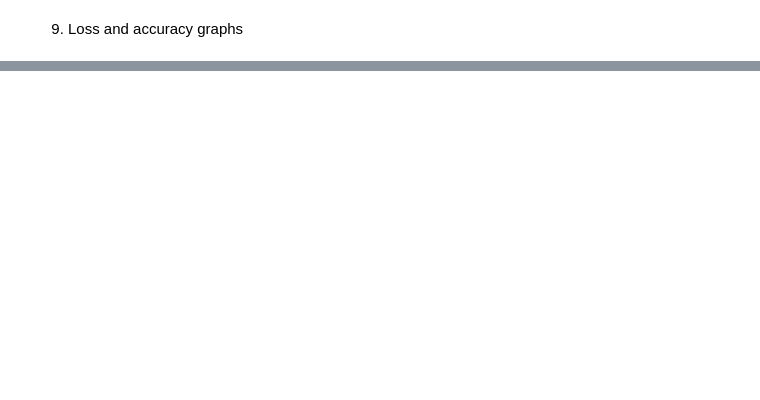
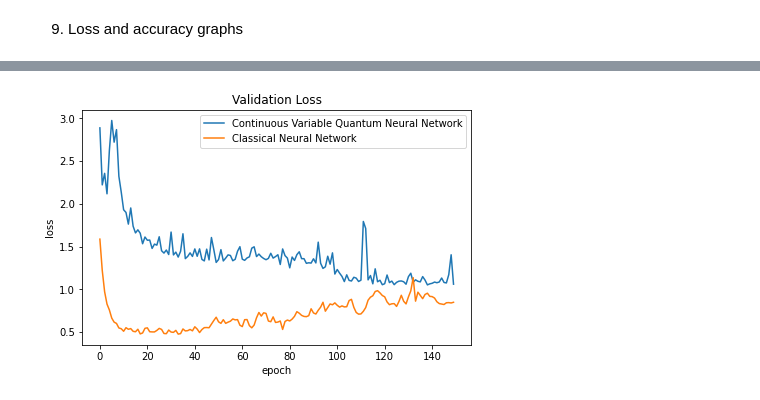
Before and after one commit to abuammarsami/CSE499.06-QML-, a Jupyter notebook: QML_2_qumode (1).ipynb, the cells around one changed output, grey strips where cells are left out. Cells and saved outputs as stored; diff of their text form; code cells hidden in the pictures; blank space fills up the shorter version.

```diff
--- a/QML_2_qumode (1).ipynb
+++ b/QML_2_qumode (1).ipynb
@@ -236,0 +356,5 @@ plt.show()
+# %%
+# retrieve:
+f = open('hybrid_model_history.pckl', 'rb')
+hybrid_model_history = pickle.load(f)
+f.close()
@@ -236,0 +391,10 @@ plt.show()
+# %%
+plt.figure( layout='constrained')
+plt.title('Validation Loss')
+plt.plot(hybrid_model_history['val_loss'], label = "Continuous Variable Quantum Neural Network")
+plt.plot(classical_model_history['val_loss'], label = "Classical Neural Network")
+plt.xlabel('epoch')
+plt.ylabel('loss')
+plt.legend();
+# %% [output]
+[figure, added]
```
Also changed, not shown: parts of 26 cells of this notebook, 24 other files.
